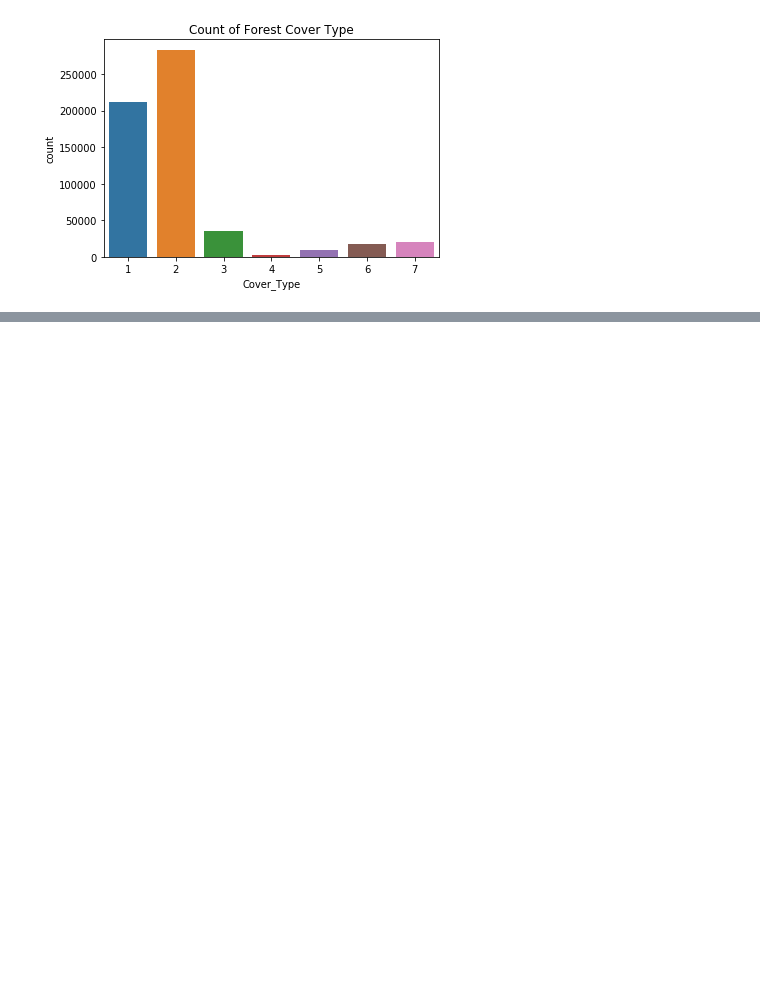
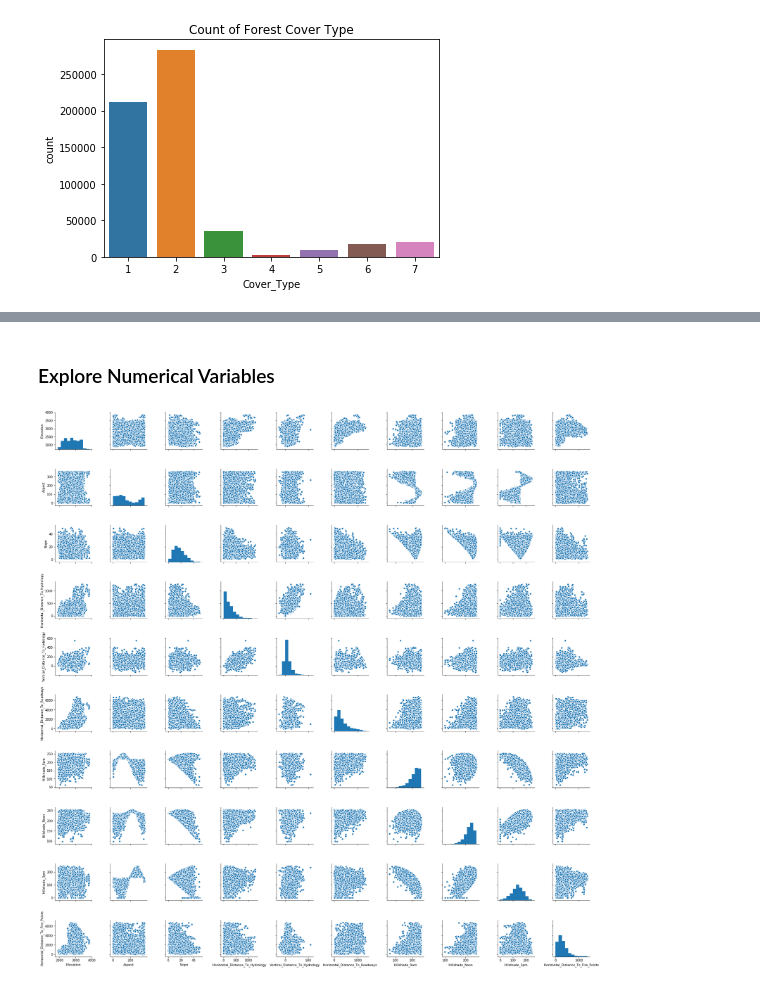
Before and after one commit to alrPhysics/forest_cover, a Jupyter notebook: forest_cover.ipynb, the cells around one changed output, grey strips where cells are left out. Cells and saved outputs as stored; diff of their text form; code cells hidden in the pictures; blank space fills up the shorter version.

```diff
--- a/forest_cover.ipynb
+++ b/forest_cover.ipynb
@@ -101,0 +113,5 @@ X_test, y_test = params.loc[test_index], target.loc[test_index]
+# %%
+rfc = RandomForestClassifier(random_state=0)
+rfc.fit(X_train, y_train)
+print('Accuracy: {:.4f}'.format(rfc.score(X_validation,y_validation)))
+print(classification_report(y_validation, rfc.predict(X_validation)))
@@ -101,0 +197,10 @@ X_test, y_test = params.loc[test_index], target.loc[test_index]
+# %% [markdown]
+### Explore Numerical Variables
+# %%
+#Separate numerical and binary parameters so they can be examined
+numerical_params = X_train.drop(soil_type+wild_area, axis=1)
+binary_params = X_train[soil_type+wild_area]
+
+sns.pairplot(numerical_params);
+# %% [output]
+[figure, added]
```
Also changed, not shown: parts of 18 cells of this notebook.
